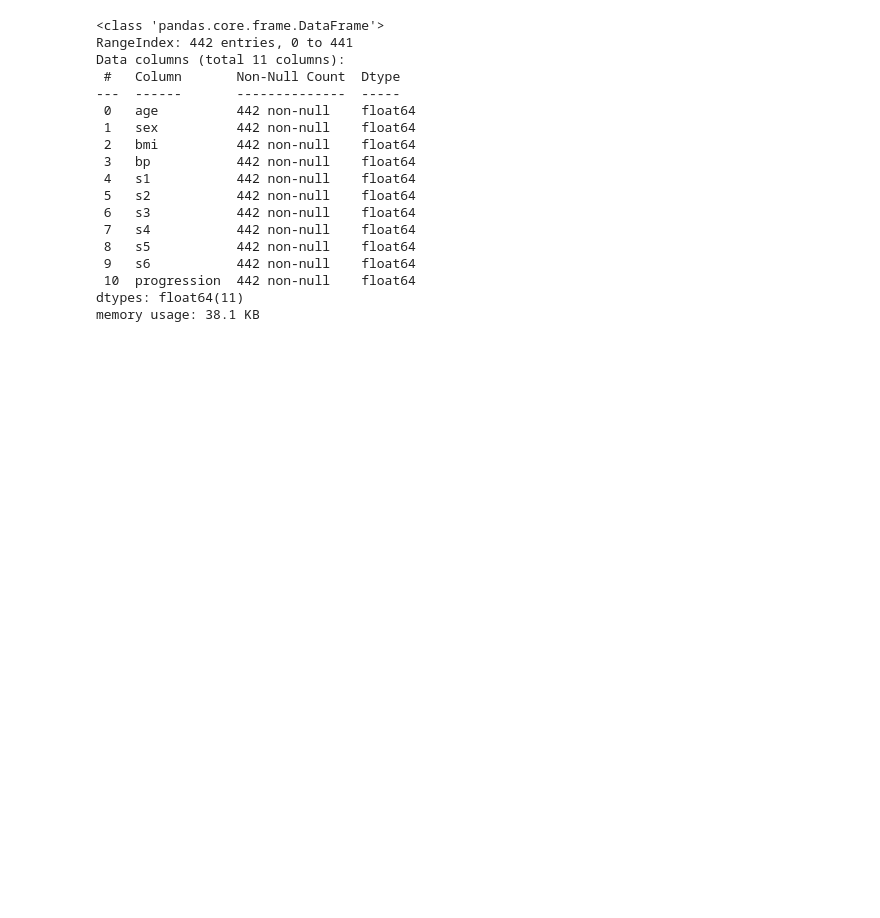
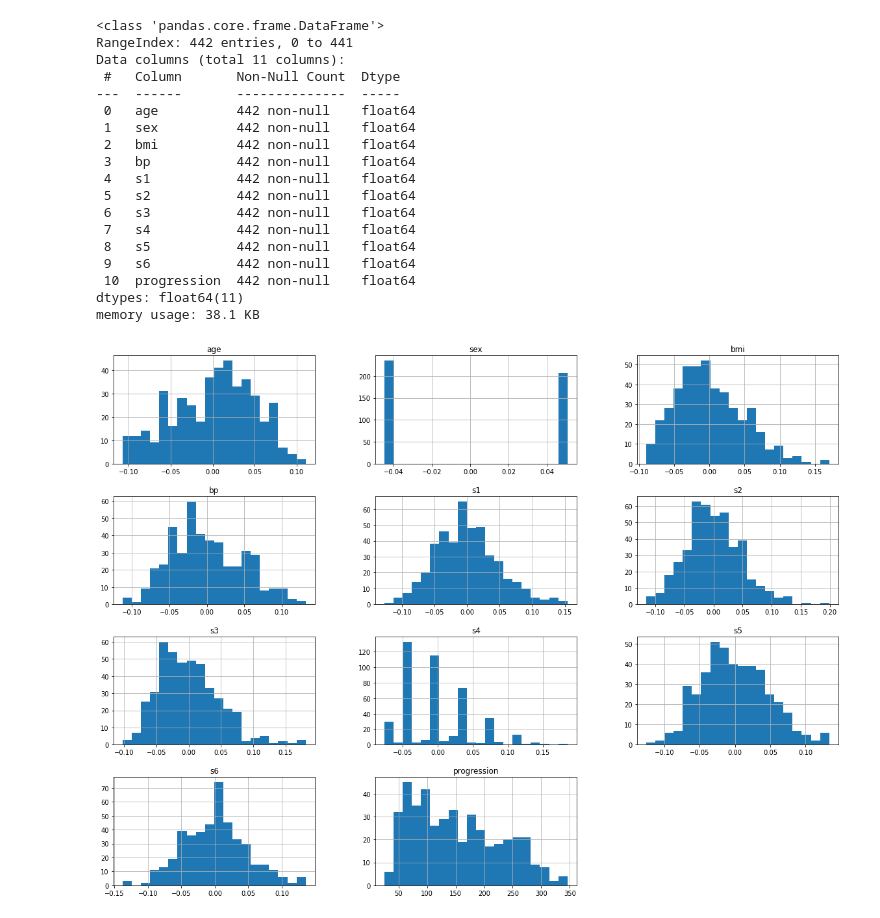
Before and after one commit to AlvaroValdelamar/Diabetes-Prediction, a Jupyter notebook: diabetes-prediction.ipynb, the cells around one changed output. Drawn from its saved outputs; the diff is of its cells as text; code cells hidden in the pictures; blank space fills up the shorter version.

```diff
--- a/diabetes-prediction.ipynb
+++ b/diabetes-prediction.ipynb
@@ -96,3 +98,11 @@ Data columns (total 11 columns):
  10  progression  442 non-null    float64
 dtypes: float64(11)
 memory usage: 38.1 KB
+# %%
+# We can see visually see the efects of how the data was transformed
+# Note: mean centered and scaled
+# by the standard deviation times `n_samples` (i.e. the sum of squares of each column totals 1)
+diabetes_df.hist(bins=20, figsize=(20,15));
+# We theorize that s1 and s4 originally used to be categorical values because of their distributions.
+# %% [output]
+[figure, added]
```
Also changed, not shown: parts of 20 cells of this notebook.
